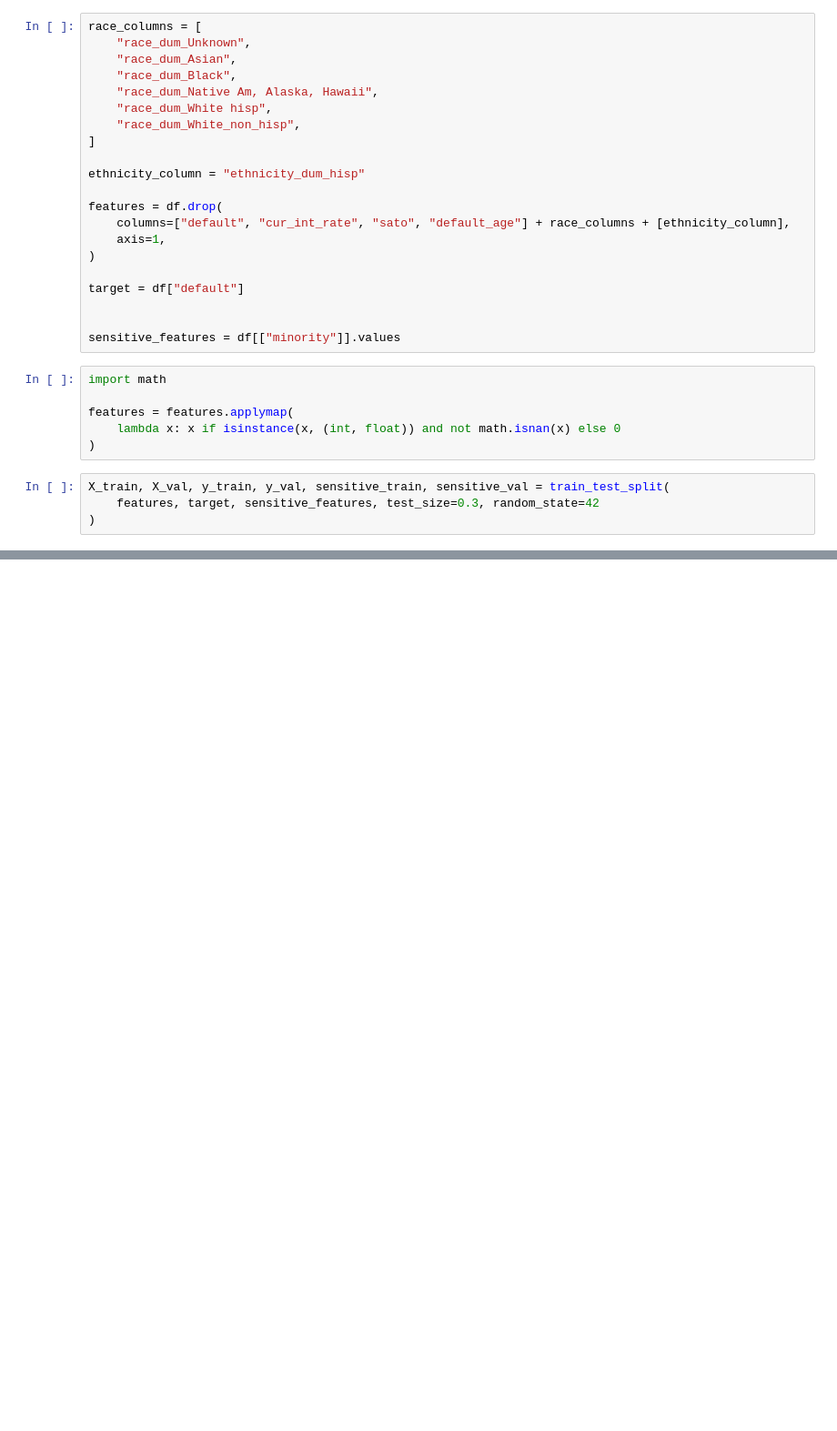
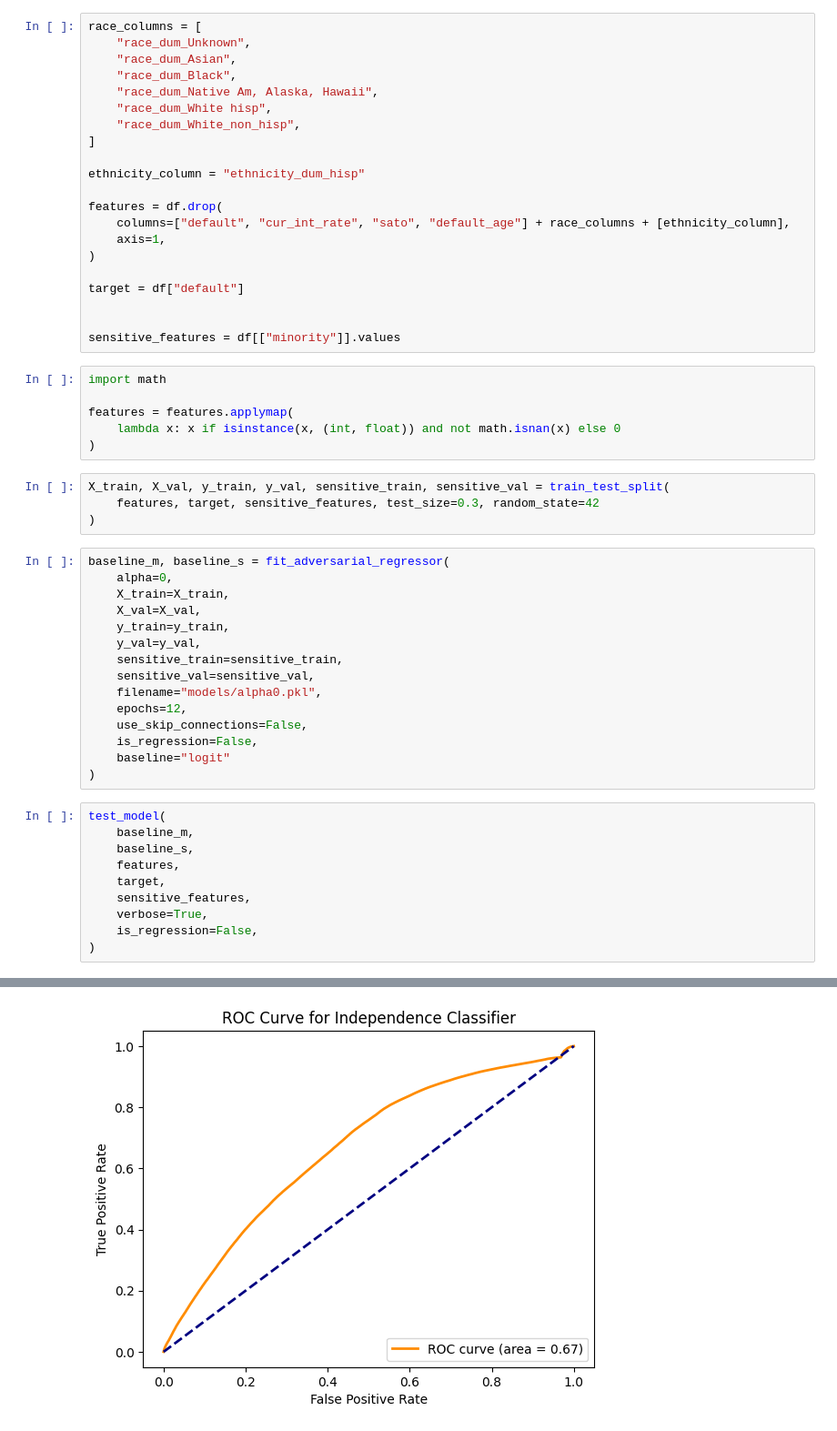
Before and after one commit to ben-cuff/fairlearn-adversarial, a Jupyter notebook: adversarial_predicting_default.ipynb, the cells around one changed output, grey strips where cells are left out. Shown at 91% size. Drawn from its saved outputs; the diff is of its cells as text; blank space fills up the shorter version.

```diff
--- a/adversarial_predicting_default.ipynb
+++ b/adversarial_predicting_default.ipynb
@@ -56,3 +65,29 @@ features = features.applymap(
 X_train, X_val, y_train, y_val, sensitive_train, sensitive_val = train_test_split(
     features, target, sensitive_features, test_size=0.3, random_state=42
 )
+# %%
+baseline_m, baseline_s = fit_adversarial_regressor(
+    alpha=0,
+    X_train=X_train,
+    X_val=X_val,
+    y_train=y_train,
+    y_val=y_val,
+    sensitive_train=sensitive_train,
+    sensitive_val=sensitive_val,
+    filename="models/alpha0.pkl",
+    epochs=12,
+    use_skip_connections=False,
+    is_regression=False,
+    baseline="logit"
+)
+# %%
+test_model(
+    baseline_m,
+    baseline_s,
+    features,
+    target,
+    sensitive_features,
+    verbose=True,
+    is_regression=False,
+)
+# %% [output]
@@ -58,0 +113 @@ X_train, X_val, y_train, y_val, sensitive_train, sensitive_val = train_test_spli
+[figure, added]
```
Also changed, not shown: parts of 14 cells of this notebook, 7 other files.
